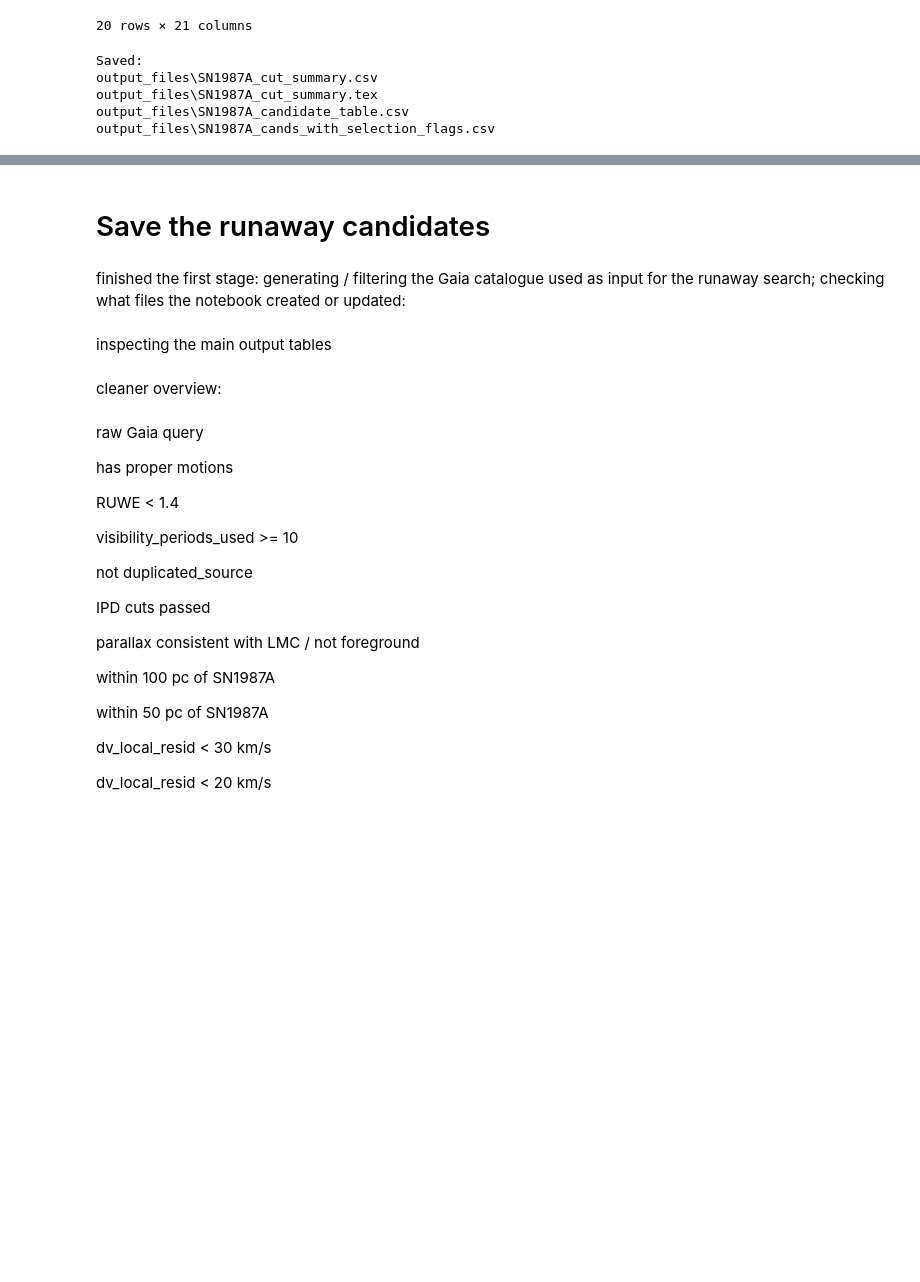
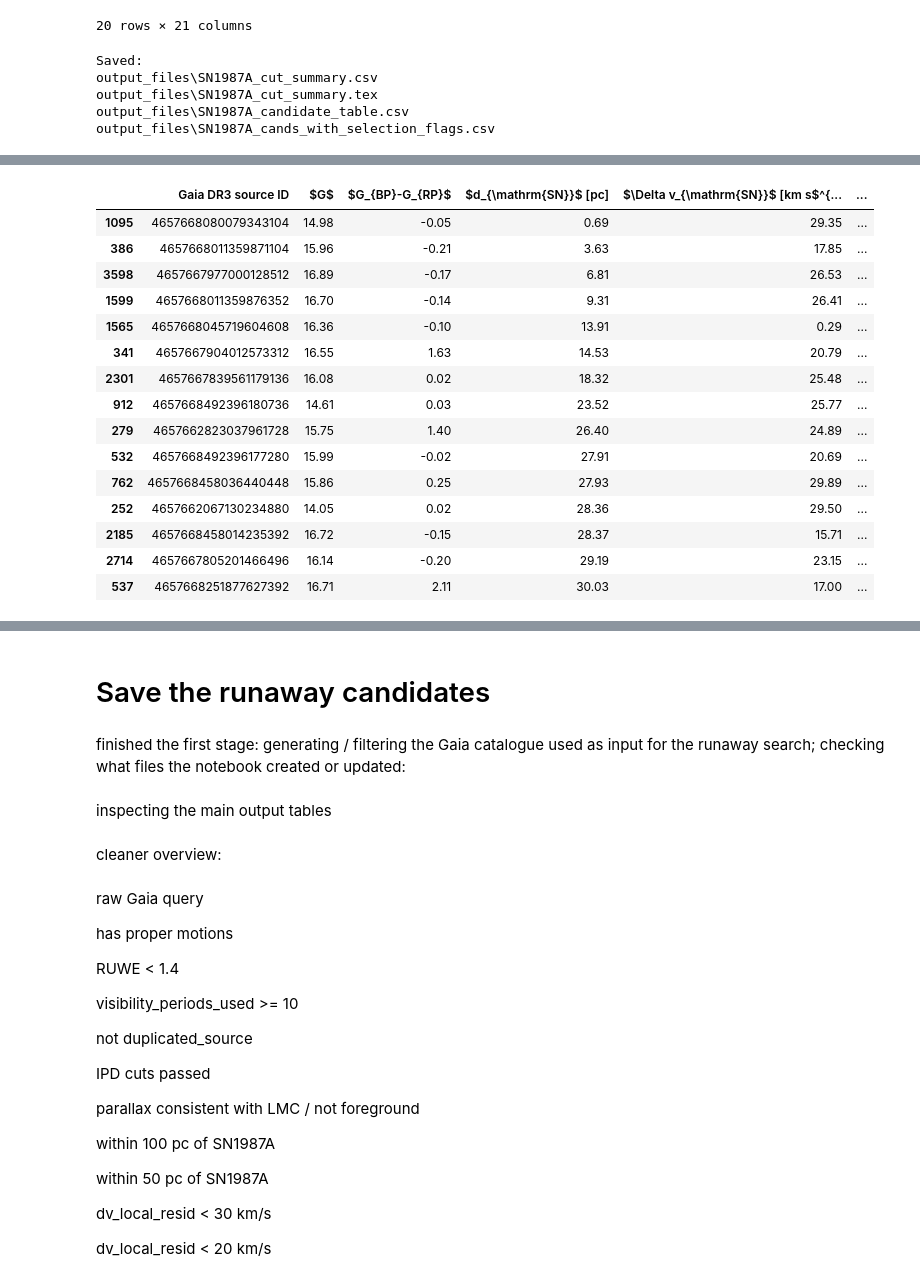
Before and after one commit to Wafeliniec/87A-progenitor-search, a Jupyter notebook: SN1987A_gaia_candidates.ipynb, the cells around one changed output, grey strips where cells are left out. Drawn from its saved outputs; the diff is of its cells as text; code cells hidden in the pictures; blank space fills up the shorter version.

```diff
--- a/SN1987A_gaia_candidates.ipynb
+++ b/SN1987A_gaia_candidates.ipynb
@@ -766,0 +769,83 @@ output_files\SN1987A_cands_with_selection_flags.csv
+# %%
+# Small candidate table for thesis / Overleaf
+
+thesis_candidates = candidate_table[
+    candidate_table["candidate_class"].isin([
+        "local_comoving_30pc_20kms",
+        "local_comoving_100pc_30kms"
+    ])
+].copy()
+
+# Sort strongest candidates first:
+# nearby stars first, then smallest velocity difference
+thesis_candidates = thesis_candidates.sort_values(
+    by=["sep_87a_pc", "dv_abs_87a_kms"]
+)
+
+# Keep only a manageable number for the main thesis
+thesis_candidates = thesis_candidates.head(15)
+
+# Select only thesis-relevant columns
+thesis_candidates = thesis_candidates[
+    [
+        "source_id",
+        "phot_g_mean_mag",
+        "bp_rp",
+        "sep_87a_pc",
+        "dv_abs_87a_kms",
+        "dv_vs_local_kms",
+        "candidate_class"
+    ]
+].copy()
+
+# Rename columns for nicer LaTeX table
+thesis_candidates = thesis_candidates.rename(columns={
+    "source_id": "Gaia DR3 source ID",
+    "phot_g_mean_mag": "$G$",
+    "bp_rp": "$G_{BP}-G_{RP}$",
+    "sep_87a_pc": "$d_{\\mathrm{SN}}$ [pc]",
+    "dv_abs_87a_kms": "$\\Delta v_{\\mathrm{SN}}$ [km s$^{-1}$]",
+    "dv_vs_local_kms": "$\\Delta v_{\\mathrm{local}}$ [km s$^{-1}$]",
+    "candidate_class": "Candidate class"
+})
+
+# Round numerical columns
+for col in ["$G$", "$G_{BP}-G_{RP}$", "$d_{\\mathrm{SN}}$ [pc]",
+            "$\\Delta v_{\\mathrm{SN}}$ [km s$^{-1}$]",
+            "$\\Delta v_{\\mathrm{local}}$ [km s$^{-1}$]"]:
+    thesis_candidates[col] = thesis_candidates[col].astype(float).round(2)
+
+display(thesis_candidates)
+
+# Save CSV and LaTeX versions
+thesis_candidates.to_csv(output_dir / "SN1987A_candidate_table_thesis.csv", index=False)
+
+thesis_candidates.to_latex(
+    output_dir / "SN1987A_candidate_table_thesis.tex",
+    index=False,
+    escape=False,
+    caption="Strongest local co-moving Gaia DR3 candidate stars near SN 1987A.",
+    label="tab:sn1987a_candidate_table",
+    column_format="lrrrrrl"
+)
+
+print("Saved:")
+print(output_dir / "SN1987A_candidate_table_thesis.csv")
+print(output_dir / "SN1987A_candidate_table_thesis.tex")
+# %% [output]
+|  | Gaia DR3 source ID | $G$ | $G_{BP}-G_{RP}$ | $d_{\mathrm{SN}}$ [pc] | $\Delta v_{\mathrm{SN}}$ [km s$^{... | ... |
+| 1095 | 4657668080079343104 | 14.98 | -0.05 | 0.69 | 29.35 | ... |
+| 386 | 4657668011359871104 | 15.96 | -0.21 | 3.63 | 17.85 | ... |
+| 3598 | 4657667977000128512 | 16.89 | -0.17 | 6.81 | 26.53 | ... |
+| 1599 | 4657668011359876352 | 16.70 | -0.14 | 9.31 | 26.41 | ... |
+| 1565 | 4657668045719604608 | 16.36 | -0.10 | 13.91 | 0.29 | ... |
+| 341 | 4657667904012573312 | 16.55 | 1.63 | 14.53 | 20.79 | ... |
+| 2301 | 4657667839561179136 | 16.08 | 0.02 | 18.32 | 25.48 | ... |
+| 912 | 4657668492396180736 | 14.61 | 0.03 | 23.52 | 25.77 | ... |
+| 279 | 4657662823037961728 | 15.75 | 1.40 | 26.40 | 24.89 | ... |
+| 532 | 4657668492396177280 | 15.99 | -0.02 | 27.91 | 20.69 | ... |
+| 762 | 4657668458036440448 | 15.86 | 0.25 | 27.93 | 29.89 | ... |
+| 252 | 4657662067130234880 | 14.05 | 0.02 | 28.36 | 29.50 | ... |
+| 2185 | 4657668458014235392 | 16.72 | -0.15 | 28.37 | 15.71 | ... |
+| 2714 | 4657667805201466496 | 16.14 | -0.20 | 29.19 | 23.15 | ... |
+| 537 | 4657668251877627392 | 16.71 | 2.11 | 30.03 | 17.00 | ... |
```
Also changed, not shown: parts of 2 cells of this notebook, 3 other files.
